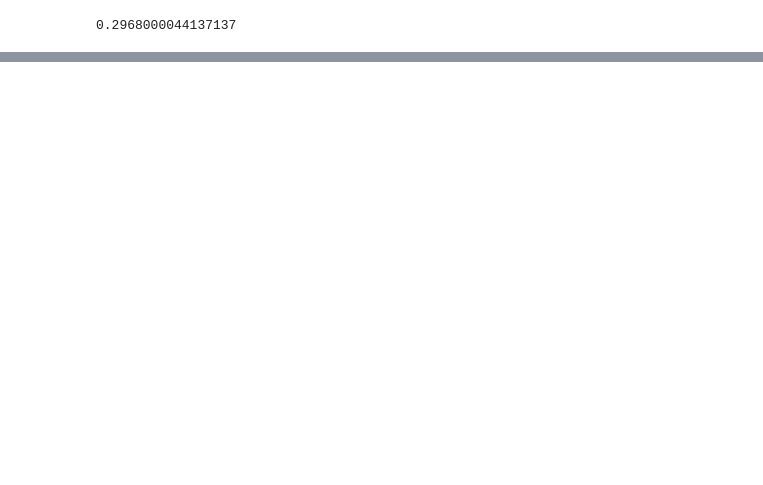
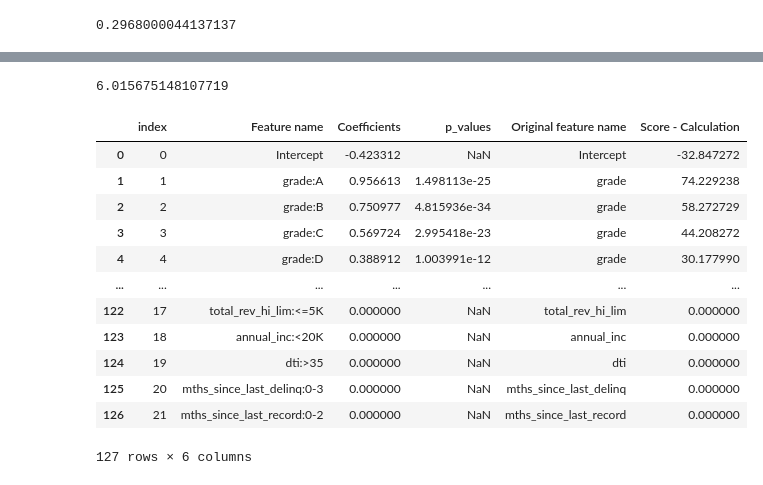
Before and after one commit to pbdanny/PythonProject, a Jupyter notebook: credit_risk_modeling/notebook/CreditRiskModeling_PDModel.ipynb, the cells around one changed output, grey strips where cells are left out. Cells and saved outputs as stored; diff of their text form; code cells hidden in the pictures; blank space fills up the shorter version.

Commit message:
credit score

```diff
--- a/credit_risk_modeling/notebook/CreditRiskModeling_PDModel.ipynb
+++ b/credit_risk_modeling/notebook/CreditRiskModeling_PDModel.ipynb
@@ -890,0 +1013,6 @@ KS
+# %%
+# FICO score
+# Min = worst borrower; coefficient yield lowest result
+min_score = 300
+# Man = best borrower; coefficient yield max result
+max_score = 850
@@ -890,0 +1039,3 @@ KS
+# %%
+min_sum_coef = df_scorecard.groupby("Original feature name")["Coefficients"].min().sum()
+min_sum_coef
@@ -890,0 +1064,23 @@ KS
+# %%
+max_sum_coef = df_scorecard.groupby("Original feature name")["Coefficients"].max().sum()
+max_sum_coef
+# %% [output]
+6.015675148107719
+# %%
+df_scorecard["Score - Calculation"] = df_scorecard["Coefficients"]*(max_score - min_score)/(max_sum_coef - min_sum_coef)
+# %%
+df_scorecard
+# %% [output]
+|  | index | Feature name | Coefficients | p_values | Original feature name | Score - Calculation |
+| 0 | 0 | Intercept | -0.423312 | NaN | Intercept | -32.847272 |
+| 1 | 1 | grade:A | 0.956613 | 1.498113e-25 | grade | 74.229238 |
+| 2 | 2 | grade:B | 0.750977 | 4.815936e-34 | grade | 58.272729 |
+| 3 | 3 | grade:C | 0.569724 | 2.995418e-23 | grade | 44.208272 |
+| 4 | 4 | grade:D | 0.388912 | 1.003991e-12 | grade | 30.177990 |
+| ... | ... | ... | ... | ... | ... | ... |
+| 122 | 17 | total_rev_hi_lim:<=5K | 0.000000 | NaN | total_rev_hi_lim | 0.000000 |
+| 123 | 18 | annual_inc:<20K | 0.000000 | NaN | annual_inc | 0.000000 |
+| 124 | 19 | dti:>35 | 0.000000 | NaN | dti | 0.000000 |
+| 125 | 20 | mths_since_last_delinq:0-3 | 0.000000 | NaN | mths_since_last_delinq | 0.000000 |
+| 126 | 21 | mths_since_last_record:0-2 | 0.000000 | NaN | mths_since_last_record | 0.000000 |
+127 rows × 6 columns
```
Also changed, not shown: parts of 43 cells of this notebook.
